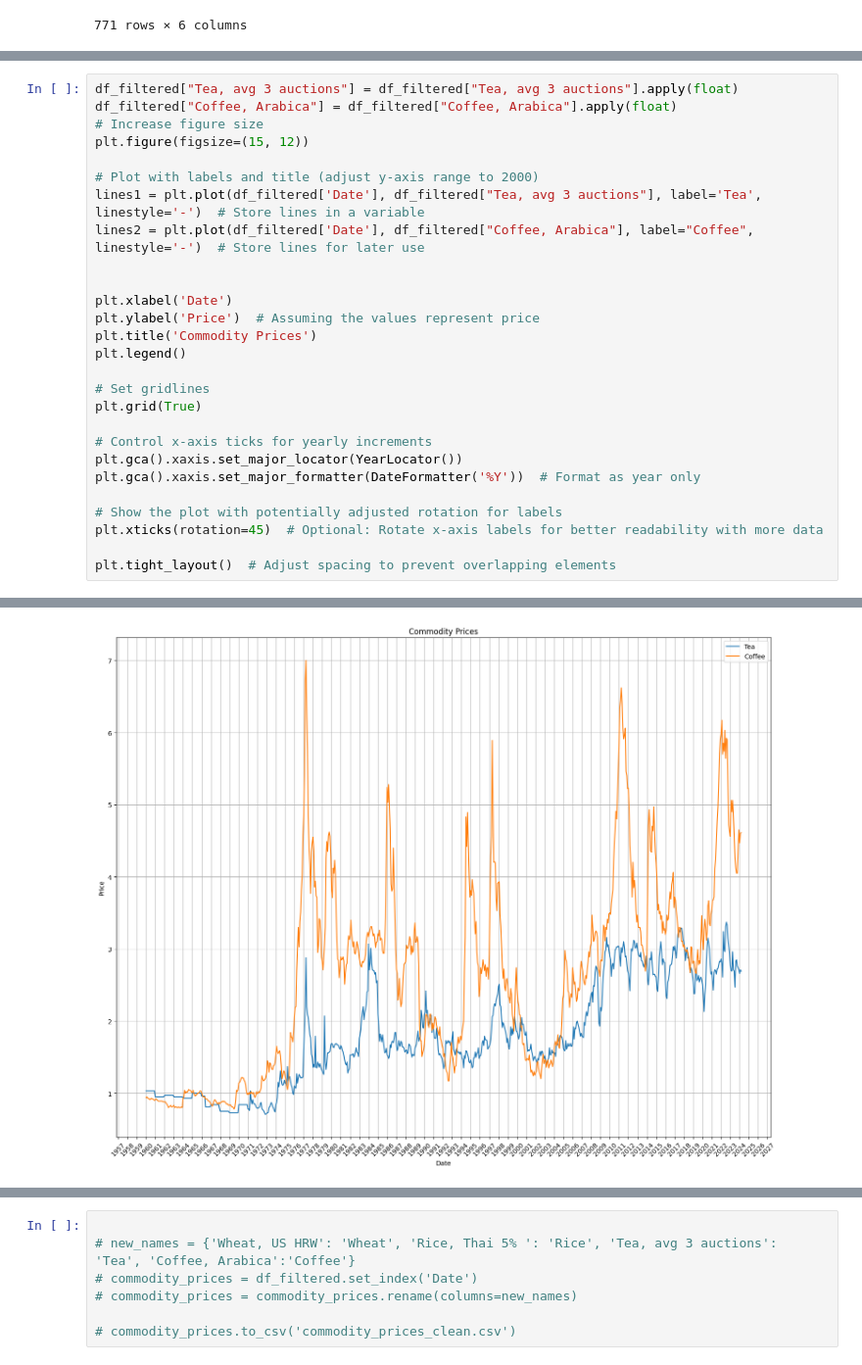
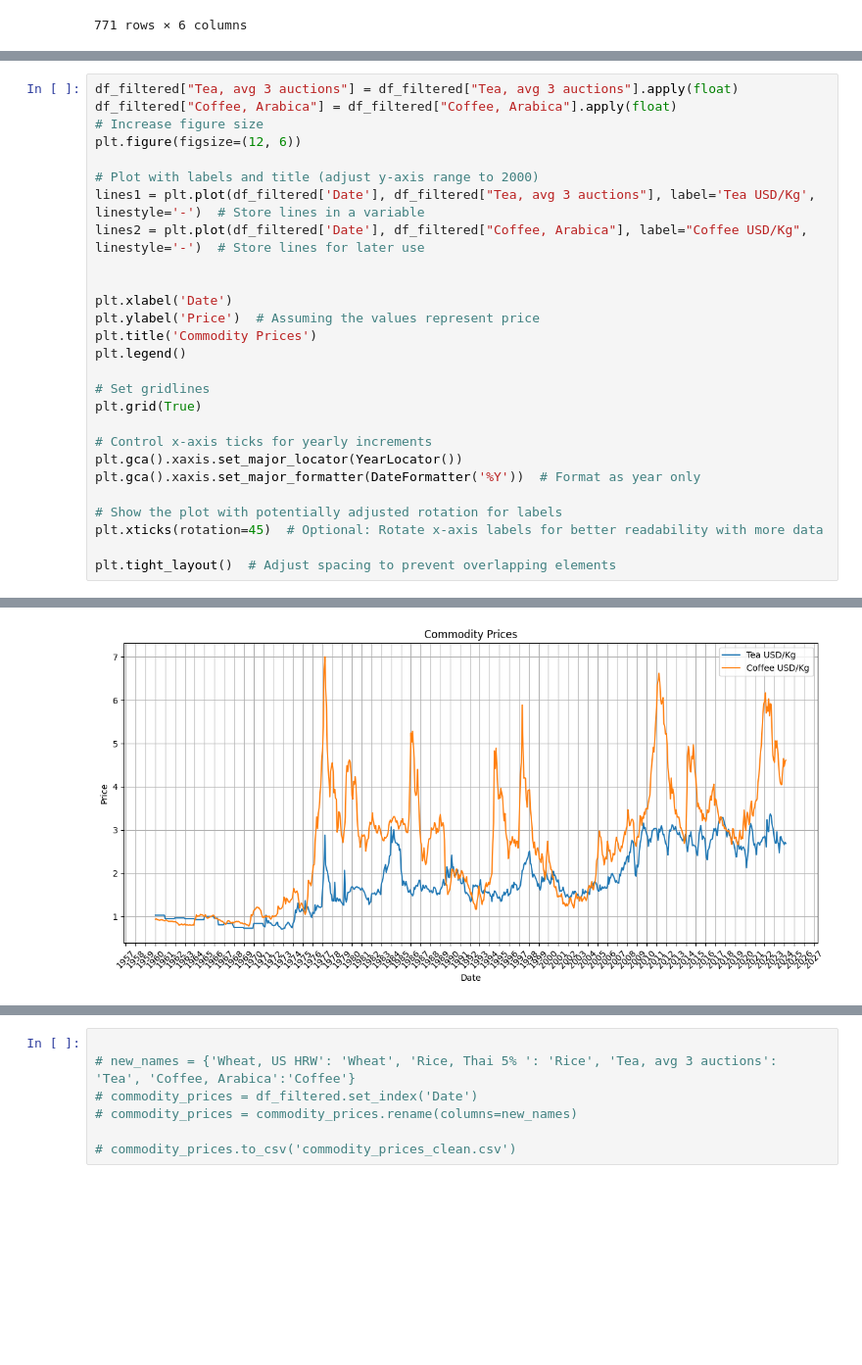
Before and after one commit to KopeckJames/github-project-discord, a Jupyter notebook: conflict data.ipynb, the cells around one changed output, grey strips where cells are left out. Shown at 98% size. Drawn from its saved outputs; the diff is of its cells as text; blank space fills up the shorter version.

```diff
--- a/conflict data.ipynb
+++ b/conflict data.ipynb
@@ -153,40 +128,40 @@ See the caveats in the documentation: https://pandas.pydata.org/pandas-docs/stab
 df_filtered["Tea, avg 3 auctions"] = df_filtered["Tea, avg 3 auctions"].apply(float)
 df_filtered["Coffee, Arabica"] = df_filtered["Coffee, Arabica"].apply(float)
 # Increase figure size
-plt.figure(figsize=(15, 12))
+plt.figure(figsize=(12, 6))
 
 # Plot with labels and title (adjust y-axis range to 2000)
-lines1 = plt.plot(df_filtered['Date'], df_filtered["Tea, avg 3 auctions"], label='Tea', linestyle='-')  # Store lines in a variable
-lines2 = plt.plot(df_filtered['Date'], df_filtered["Coffee, Arabica"], label="Coffee", linestyle='-')  # Store lines for later use
+lines1 = plt.plot(df_filtered['Date'], df_filtered["Tea, avg 3 auctions"], label='Tea USD/Kg', linestyle='-')  # Store lines in a variable
+lines2 = plt.plot(df_filtered['Date'], df_filtered["Coffee, Arabica"], label="Coffee USD/Kg", linestyle='-')  # Store lines for later use
 
 
 plt.xlabel('Date')
 plt.ylabel('Price')  # Assuming the values represent price
 plt.title('Commodity Prices')
 plt.legend()
 
 # Set gridlines
 plt.grid(True)
 
 # Control x-axis ticks for yearly increments
 plt.gca().xaxis.set_major_locator(YearLocator())
 plt.gca().xaxis.set_major_formatter(DateFormatter('%Y'))  # Format as year only
 
 # Show the plot with potentially adjusted rotation for labels
 plt.xticks(rotation=45)  # Optional: Rotate x-axis labels for better readability with more data
 
 plt.tight_layout()  # Adjust spacing to prevent overlapping elements
 # %% [output]
 A value is trying to be set on a copy of a slice from a DataFrame.
 Try using .loc[row_indexer,col_indexer] = value instead
 
 See the caveats in the documentation: https://pandas.pydata.org/pandas-docs/stable/user_guide/indexing.html#returning-a-view-versus-a-copy
   df_filtered["Tea, avg 3 auctions"] = df_filtered["Tea, avg 3 auctions"].apply(float)
 A value is trying to be set on a copy of a slice from a DataFrame.
 Try using .loc[row_indexer,col_indexer] = value instead
 
 See the caveats in the documentation: https://pandas.pydata.org/pandas-docs/stable/user_guide/indexing.html#returning-a-view-versus-a-copy
   df_filtered["Coffee, Arabica"] = df_filtered["Coffee, Arabica"].apply(float)
-[figure, old version]
+[figure, new version]
 # %%
 df_filtered['Date'] = pd.to_datetime(df_filtered['Date'])
```
Also changed, not shown: parts of 22 cells of this notebook, 7 other files.
